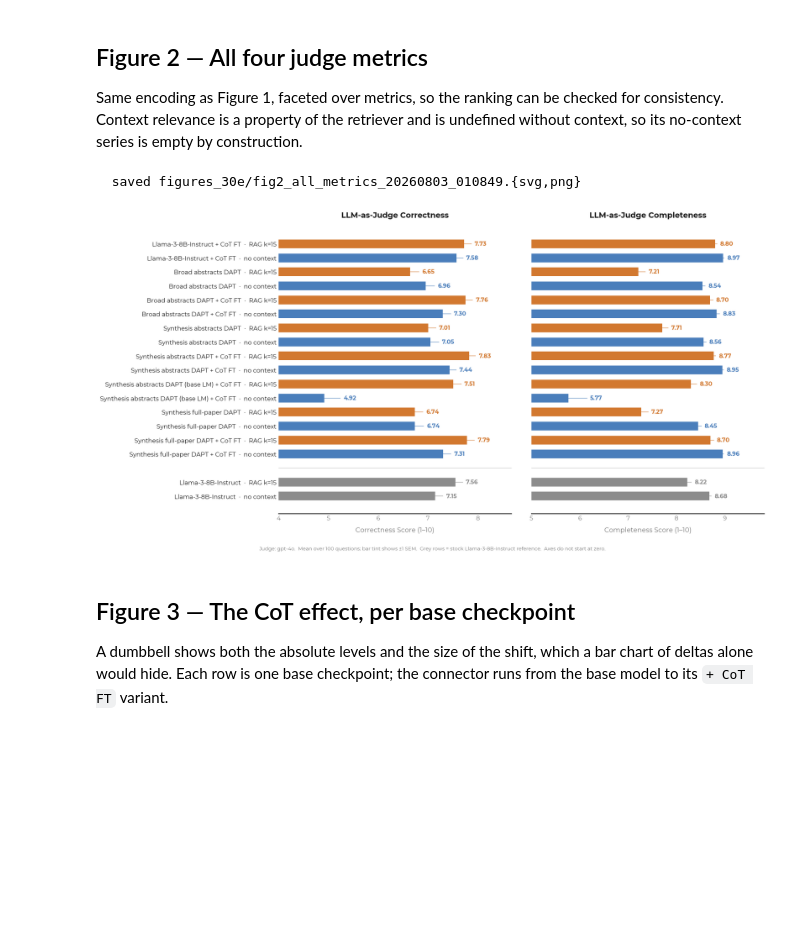
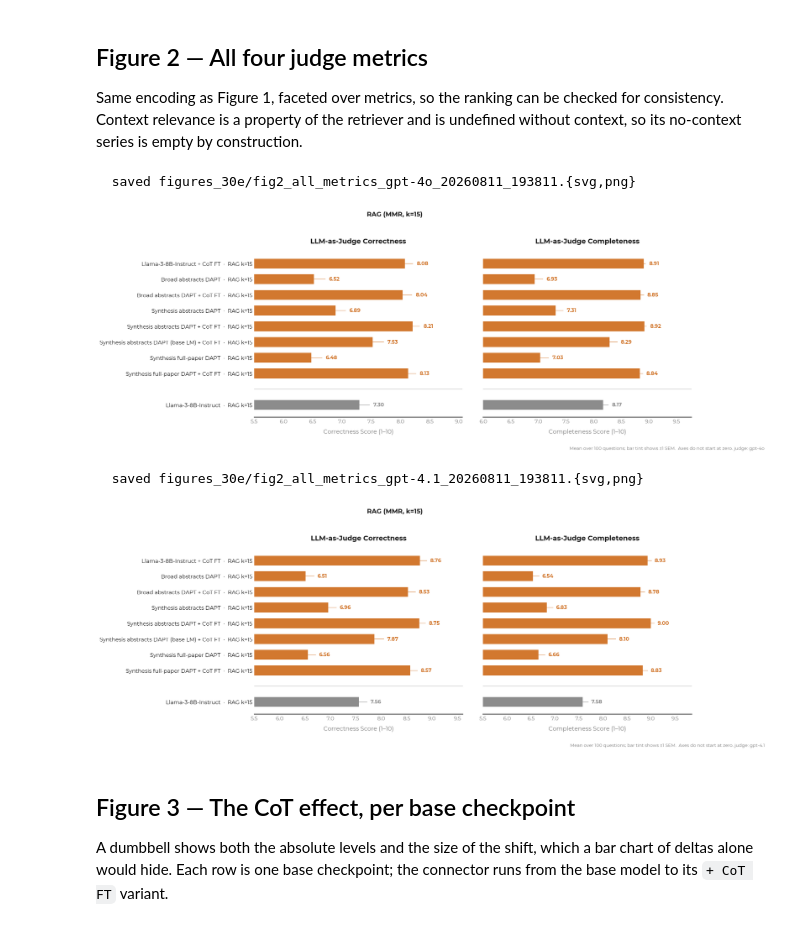
Before and after one commit to mrigi-munjal/zeoRAG, a Jupyter notebook: Mrigi 30e Paper Figures.ipynb, the cells around one changed output. Drawn from its saved outputs; the diff is of its cells as text; code cells hidden in the pictures; blank space fills up the shorter version.

```diff
--- a/Mrigi 30e Paper Figures.ipynb
+++ b/Mrigi 30e Paper Figures.ipynb
@@ -367,24 +404,37 @@ Same encoding as Figure 1, faceted over metrics, so the ranking can be checked f
 consistency. Context relevance is a property of the retriever and is undefined
 without context, so its no-context series is empty by construction.
 # %%
+# RAG (MMR k=15) only - the no-context bars are dropped here; Figure 1 still shows both.
 for JUDGE in JUDGES:
-    fig, axes = plt.subplots(1, 2, figsize=(17, 8.4))
+    fig, axes = plt.subplots(1, 2, figsize=(17, 6.2))
     for ax, task in zip(axes, TASKS):
-        lo = draw_split(ax, task, JUDGE)
+        lo = draw_split(ax, task, JUDGE, conditions=('mmr',),
+                        use_replicate=(JUDGE == 'gpt-4o'))
         ax.set_xlabel(f'{TASK_TITLE[task]} Score (1\u201310)', labelpad=10)
         ax.set_title(f'LLM-as-Judge {TASK_TITLE[task]}', fontweight='bold', color=INK, pad=16)
     axes[1].set_yticklabels([])
-    fig.suptitle(f'judge: {JUDGE}', fontweight='bold', color=INK, y=1.03, fontsize=13)
-    fig.text(0.5, -0.03,
-             'Mean over 100 questions; bar tint shows \u00b11 SEM.  '
-             'Grey rows = stock Llama-3-8B-Instruct reference.  Axes do not start at zero.',
+    fig.suptitle(f'RAG (MMR, k=15) on Open-Ended Questions',
+                 fontweight='bold', color=INK, y=1.04, fontsize=13)
+    # 23M re-judged CORRECTNESS only, so the grey reference row draws its correctness
+    # from the replicate and its completeness from the original run. Say so explicitly.
+    _note = ('  Grey row = stock Llama-3-8B-Instruct reference '
+             '(correctness from the 23M replicate; completeness from the original run).'
+             if (JUDGE == 'gpt-4o' and REPLICATE)
+             else '  Grey row = stock Llama-3-8B-Instruct reference.')
+    fig.text(0.95, -0.04,
+             'Mean over 100 questions; bar tint shows \u00b11 SEM.'
+             + f'  Axes do not start at zero. judge: {JUDGE}',
              fontsize=9, color=MUTED, ha='center')
     fig.tight_layout(w_pad=3)
+
+
     save(fig, f'fig2_all_metrics_{JUDGE}')
     plt.show()
 # %% [output]
-  saved figures_30e/fig2_all_metrics_20260803_010849.{svg,png}
+  saved figures_30e/fig2_all_metrics_gpt-4o_20260811_193811.{svg,png}
-[figure, old version]
+[figure, new version]
+  saved figures_30e/fig2_all_metrics_gpt-4.1_20260811_193811.{svg,png}
+[figure, added]
 # %% [markdown]
 ## Figure 3 — The CoT effect, per base checkpoint
 
```
Also changed, not shown: parts of 9 cells of this notebook, 4 other files.
